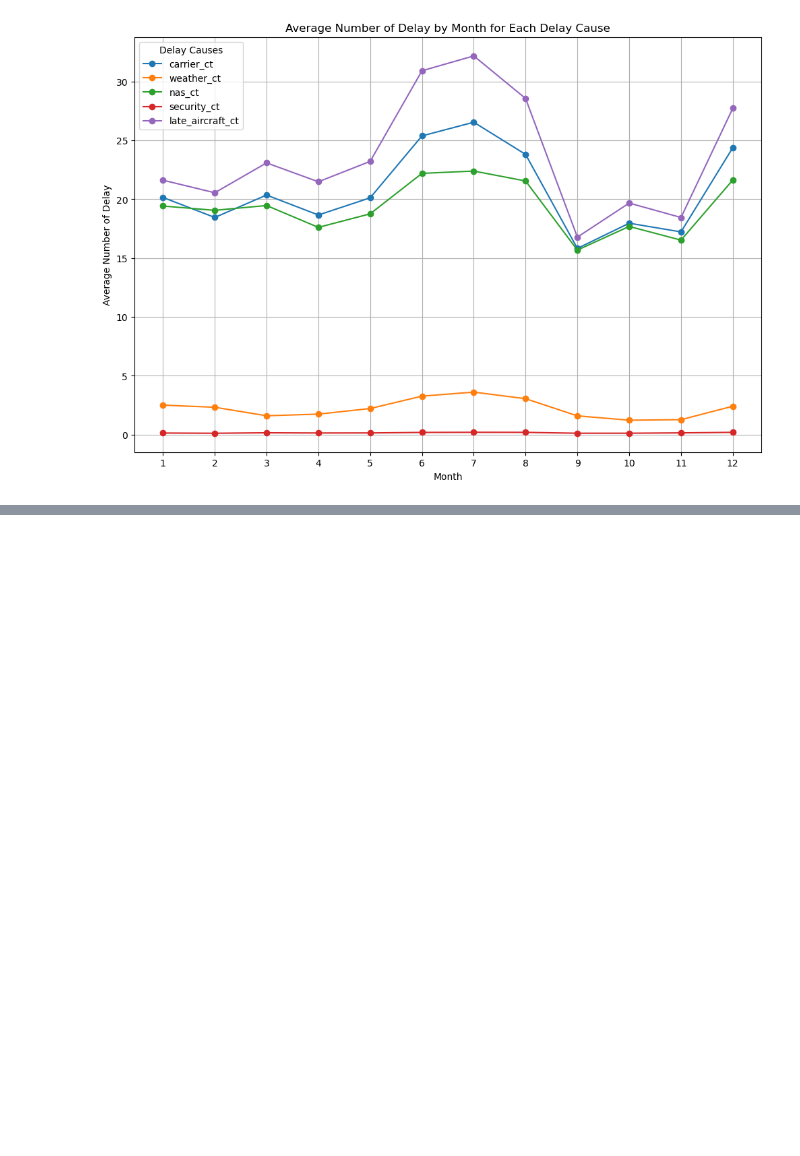
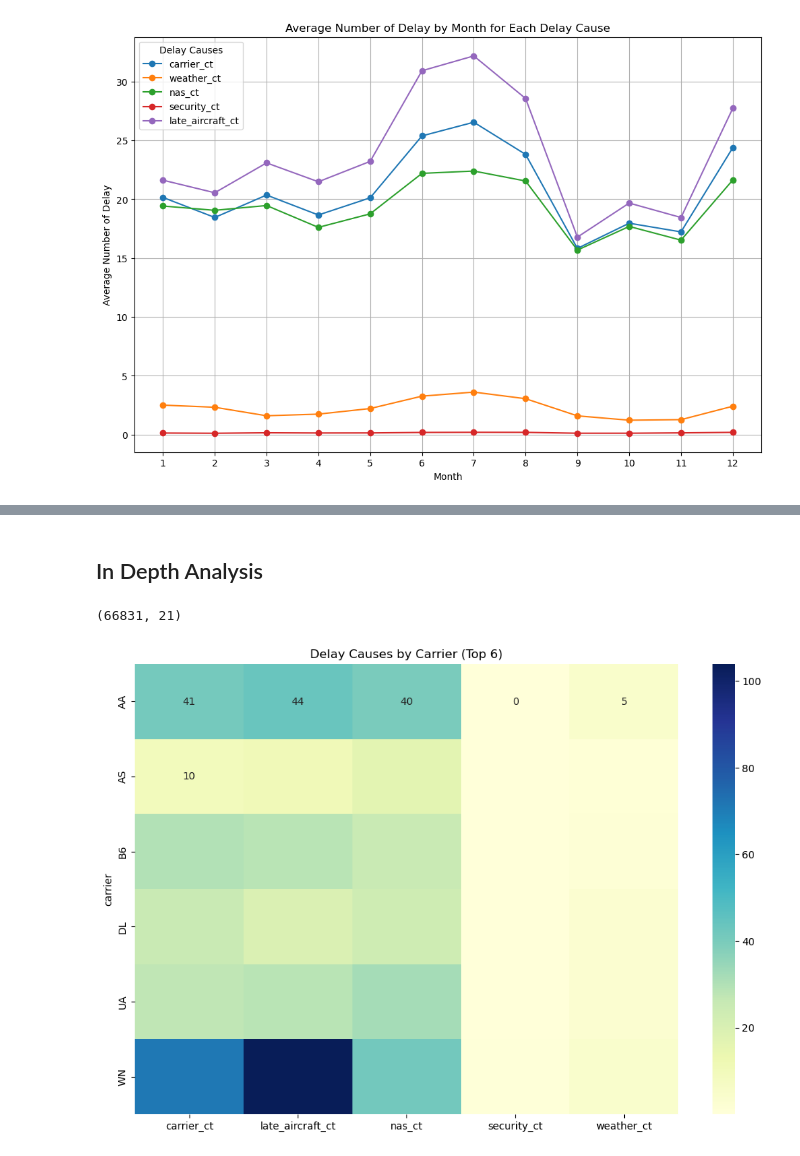
Before and after one commit to lingyuehao/Data_Dawgs, a Jupyter notebook: Data-Dawgs.ipynb, the cells around one changed output, grey strips where cells are left out. Cells and saved outputs as stored; diff of their text form; code cells hidden in the pictures; blank space fills up the shorter version.

```diff
--- a/Data-Dawgs.ipynb
+++ b/Data-Dawgs.ipynb
@@ -313,0 +314,22 @@ plt.show()
+# %% [markdown]
+## In Depth Analysis
+# %%
+data_al = data[data['carrier'].isin(['DL','AA','UA','WN','AS','B6',])]
+# %%
+data_al.shape
+# %% [output]
+(66831, 21)
+# %%
+import matplotlib.pyplot as plt
+import seaborn as sns
+
+heatmap_data = data_al[['carrier', 'carrier_ct', 'weather_ct', 'nas_ct', 'security_ct', 'late_aircraft_ct']]
+
+heatmap_matrix = heatmap_data.pivot_table(index='carrier', values=['carrier_ct', 'weather_ct', 'nas_ct', 'security_ct', 'late_aircraft_ct'])
+
+plt.figure(figsize=(12, 8))  # Adjust figure size as needed
+sns.heatmap(heatmap_matrix, annot=True, fmt=".0f", cmap="YlGnBu")
+plt.title('Delay Causes by Carrier (Top 6)')
+plt.show()
+# %% [output]
+[figure, added]
```
Also changed, not shown: parts of 10 cells of this notebook.
